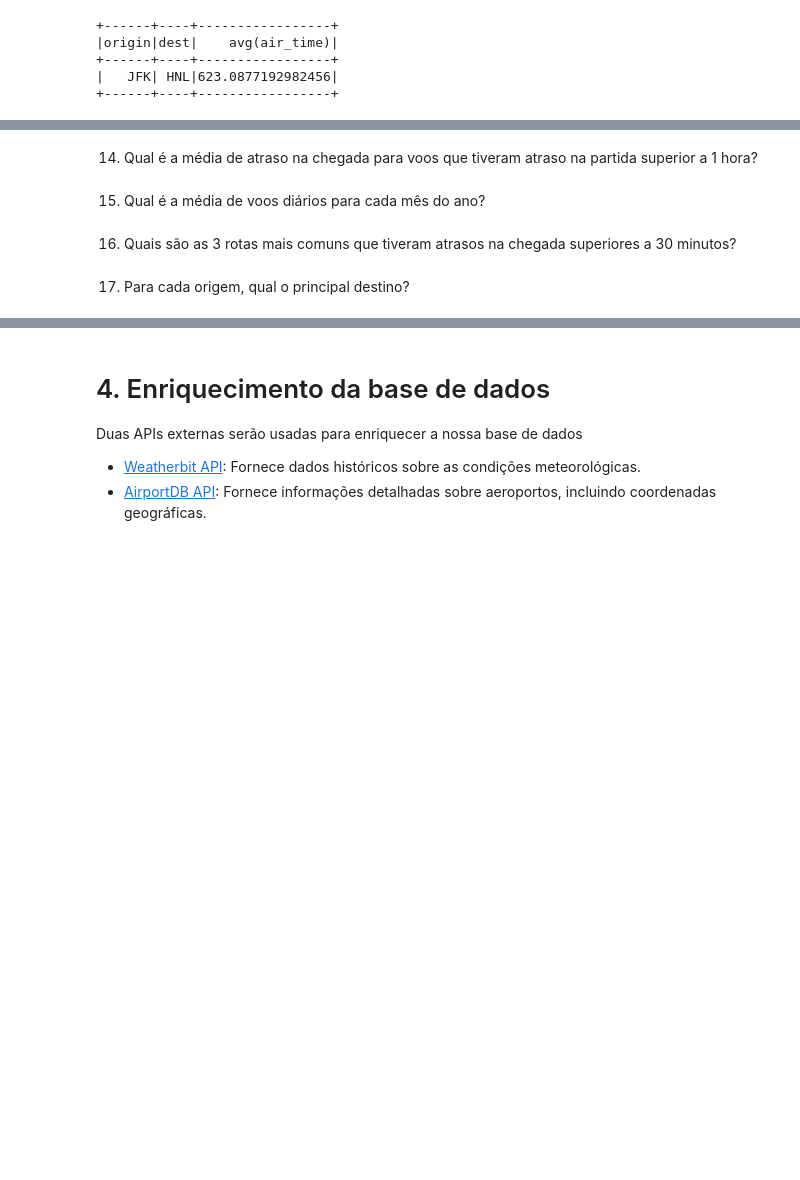
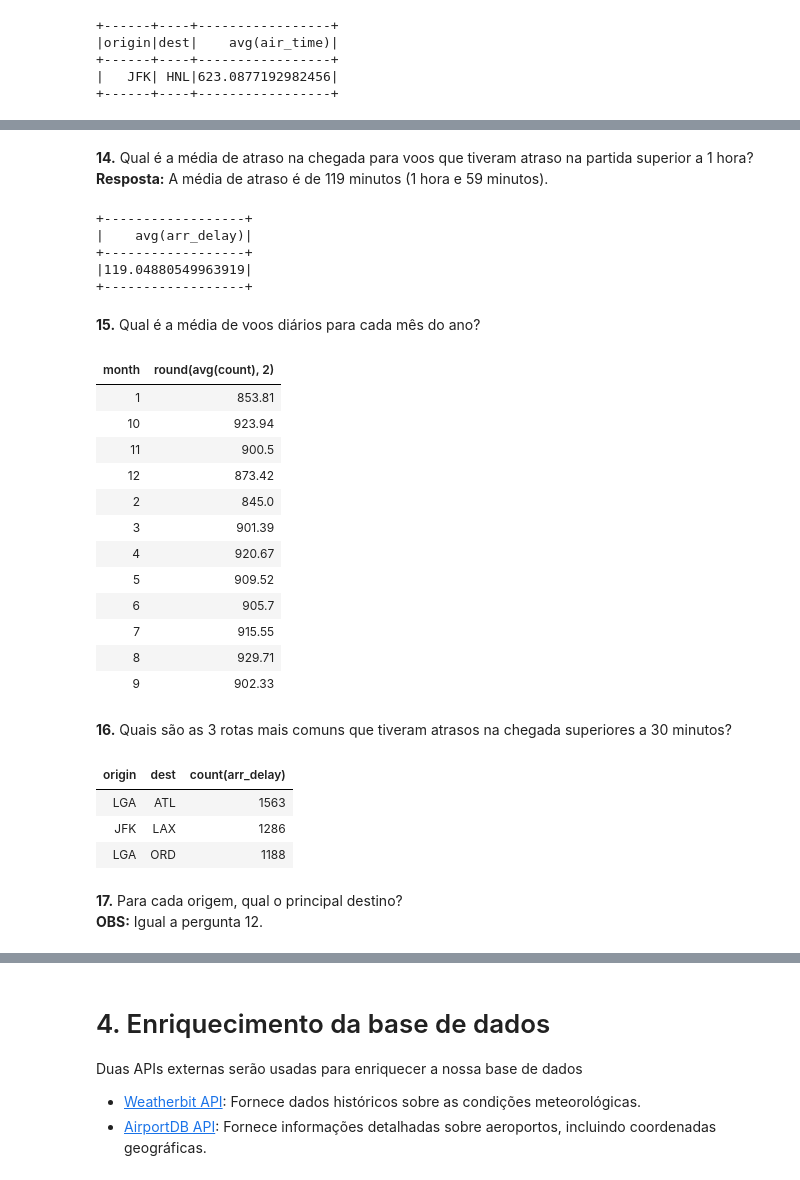
Before and after one commit to lucassiro/case-machine-learning-engineer-pleno, a Jupyter notebook: notebook/Notebook.ipynb, the cells around one changed output, grey strips where cells are left out. Cells and saved outputs as stored; diff of their text form; code cells hidden in the pictures; blank space fills up the shorter version.

```diff
--- a/notebook/Notebook.ipynb
+++ b/notebook/Notebook.ipynb
@@ -178,7 +194,6 @@ df.groupBy('name').agg(F.mean('arr_delay')).sort('avg(arr_delay)', ascending=Fal
 **7.** Qual é o dia da semana com maior número de voos?
 **Resposta:** O dia da semana com mais voos é Segunda.
 # %%
-# criando nova coluna
 def get_weekday(date):
     """
     Retorna o dia da semana, onde Segunda é 0 e Domingo é 6
@@ -188,10 +203,10 @@ def get_weekday(date):
 
 udf_function = udf(lambda date: get_weekday(date))
 
-new_df = df.withColumn('weekday', udf_function(df["time_hour"]))
+df_voos = df_voos.withColumn('weekday', udf_function(df["time_hour"]))
 
 # agrupando por dia da semana, contando a quantidade e retornando o resultado com o maior valor
-new_df.groupBy('weekday').count().sort('count', ascending=False).limit(1).show()
+df_voos.groupBy('weekday').count().sort('count', ascending=False).limit(1).display()
 # %% [output]
 +-------+-----+
 |weekday|count|
@@ -305,8 +317,45 @@ most_common_destination.show()
 # %% [markdown]
-14. Qual é a média de atraso na chegada para voos que tiveram atraso na partida superior a 1 hora?
+**14.** Qual é a média de atraso na chegada para voos que tiveram atraso na partida superior a 1 hora?
+**Resposta:** A média de atraso é de 119 minutos (1 hora e 59 minutos).
+# %%
+df_voos.where(col("dep_delay") > 60).select(mean(col("arr_delay"))).display()
+# %% [output]
++------------------+
+|    avg(arr_delay)|
++------------------+
+|119.04880549963919|
++------------------+
 # %% [markdown]
-15. Qual é a média de voos diários para cada mês do ano?
+**15.** Qual é a média de voos diários para cada mês do ano?
+# %%
+flights_count = df_voos.groupBy(["day", "month"]).count()
+flights_count.groupBy("month").agg(round(mean("count"), 2)).sort("month").display()
+# %% [output]
+| month | round(avg(count), 2) |
+| 1 | 853.81 |
+| 10 | 923.94 |
+| 11 | 900.5 |
+| 12 | 873.42 |
+| 2 | 845.0 |
+| 3 | 901.39 |
+| 4 | 920.67 |
+| 5 | 909.52 |
+| 6 | 905.7 |
+| 7 | 915.55 |
+| 8 | 929.71 |
+| 9 | 902.33 |
 # %% [markdown]
-16. Quais são as 3 rotas mais comuns que tiveram atrasos na chegada superiores a 30 minutos?
+**16.** Quais são as 3 rotas mais comuns que tiveram atrasos na chegada superiores a 30 minutos?
+# %%
+df_voos.where(col("arr_delay") > 30) \
+    .groupBy(["origin", "dest"]) \
+    .agg(F.count('arr_delay')) \
+    .sort('count(arr_delay)', ascending=False).limit(3).display()
+# %% [output]
+| origin | dest | count(arr_delay) |
+| LGA | ATL | 1563 |
+| JFK | LAX | 1286 |
+| LGA | ORD | 1188 |
 # %% [markdown]
-17. Para cada origem, qual o principal destino?
+**17.** Para cada origem, qual o principal destino?
+**OBS:** Igual a pergunta 12.
```
Also changed, not shown: parts of 53 cells of this notebook.
